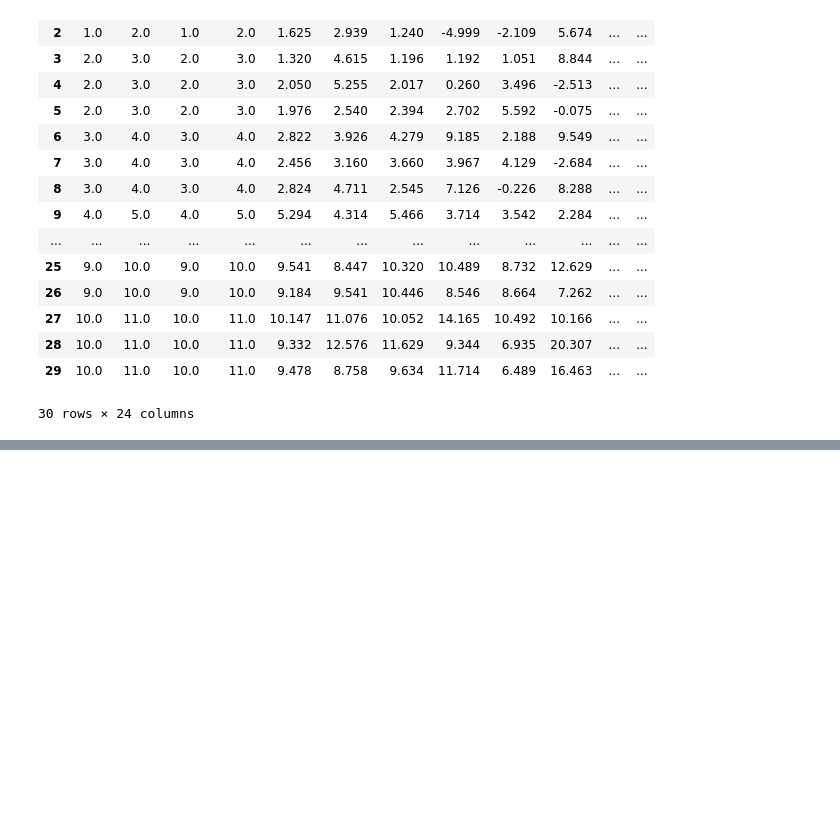
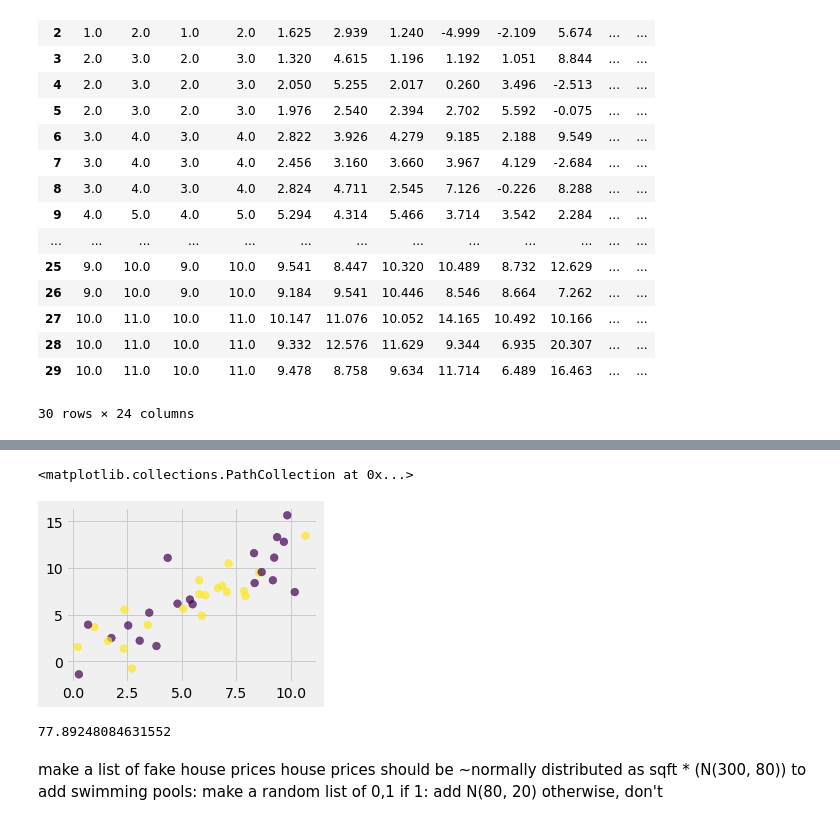
Before and after one commit to aws-samples/aws-mlu-explain, a Jupyter notebook: code/linear-regression/python/linear-regression-new-data.ipynb, the cells around one changed output, grey strips where cells are left out. Cells and saved outputs as stored; diff of their text form; code cells hidden in the pictures; blank space fills up the shorter version.

```diff
--- a/code/linear-regression/python/linear-regression-new-data.ipynb
+++ b/code/linear-regression/python/linear-regression-new-data.ipynb
@@ -371,0 +489,17 @@ Name: sqft, dtype: float64
+# %%
+ # Initialize layout
+fig, ax = plt.subplots(figsize = (4, 3))
+ax.scatter(df.sqft, df.price, s=60, alpha=0.7, c=df.pool)
+# %% [output]
+<matplotlib.collections.PathCollection at 0x...>
+[figure, added]
+# %%
+np.random.normal(80000, 15)
+# %% [output]
+77.89248084631552
+# %% [markdown]
+make a list of fake house prices
+house prices should be ~normally distributed as sqft * (N(300, 80))
+to add swimming pools: make a random list of 0,1
+if 1: add N(80, 20)
+otherwise, don't
```
Also changed, not shown: parts of 37 cells of this notebook, 27 other files.
